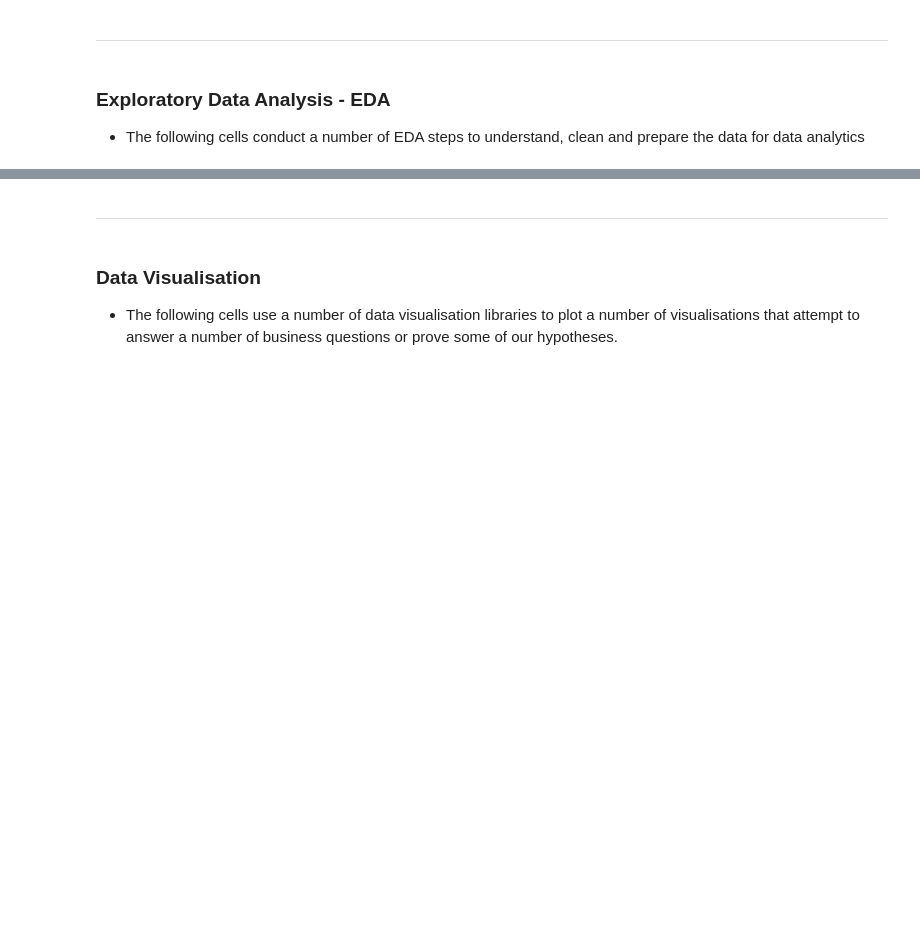
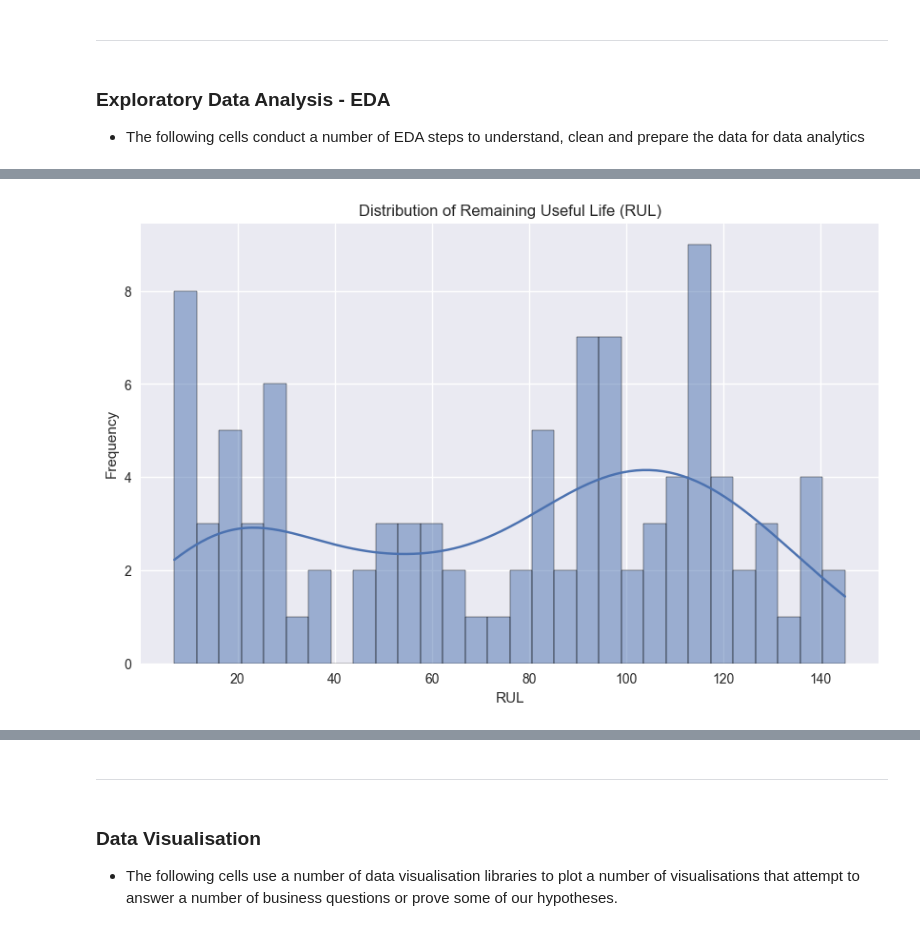
Before and after one commit to sarkima/predictive-maintenance-project, a Jupyter notebook: jupyter_notebooks/predictive-maintenance-analytics.ipynb, the cells around one changed output, grey strips where cells are left out. Drawn from its saved outputs; the diff is of its cells as text; code cells hidden in the pictures; blank space fills up the shorter version.

```diff
--- a/jupyter_notebooks/predictive-maintenance-analytics.ipynb
+++ b/jupyter_notebooks/predictive-maintenance-analytics.ipynb
@@ -75,28 +73,27 @@ def load_fd001(data_dir="data"):
     ] + [f"sensor_{i}" for i in range(1, 22)]
 
     df_train = pd.read_csv(
-        f"{data_dir}/train_FD001.txt",
+        f"../{data_dir}/train_FD001.txt",
         sep=r"\s+",
         header=None,
         names=col_names
     )
 
     df_test = pd.read_csv(
-        f"{data_dir}/test_FD001.txt",
+        f"../{data_dir}/test_FD001.txt",
         sep=r"\s+",
         header=None,
         names=col_names
     )
 
     df_rul = pd.read_csv(
-        f"{data_dir}/RUL_FD001.txt",
+        f"../{data_dir}/RUL_FD001.txt",
         sep=r"\s+",
         header=None,
         names=["RUL"]
     )
 
     return df_train, df_test, df_rul
-
 df_train, df_test, df_rul = load_fd001()
 
 df_train.head(), df_test.head(), df_rul.head()
@@ -212,0 +219,10 @@ print(df_rul.isnull().sum())
+# %%
+## Visualize the distribution of RUL values
+plt.figure(figsize=(10, 6))
+sns.histplot(df_rul['RUL'], bins=30, kde=True)
+plt.title('Distribution of Remaining Useful Life (RUL)')
+plt.xlabel('RUL')
+plt.ylabel('Frequency')
+plt.show()
+# %% [output]
+[figure, added]
```
Also changed, not shown: parts of 13 cells of this notebook.
